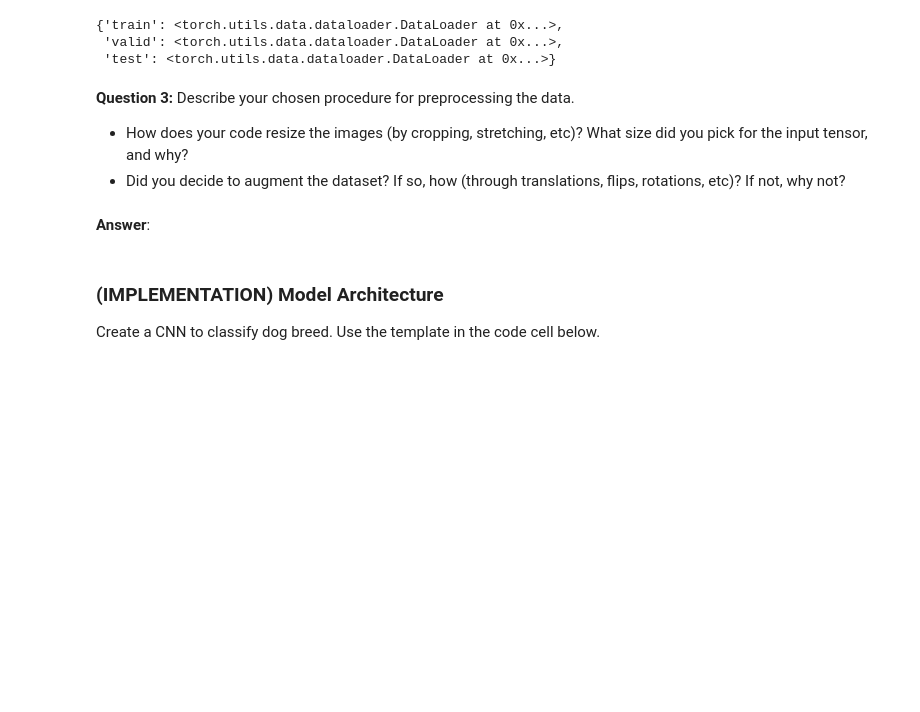
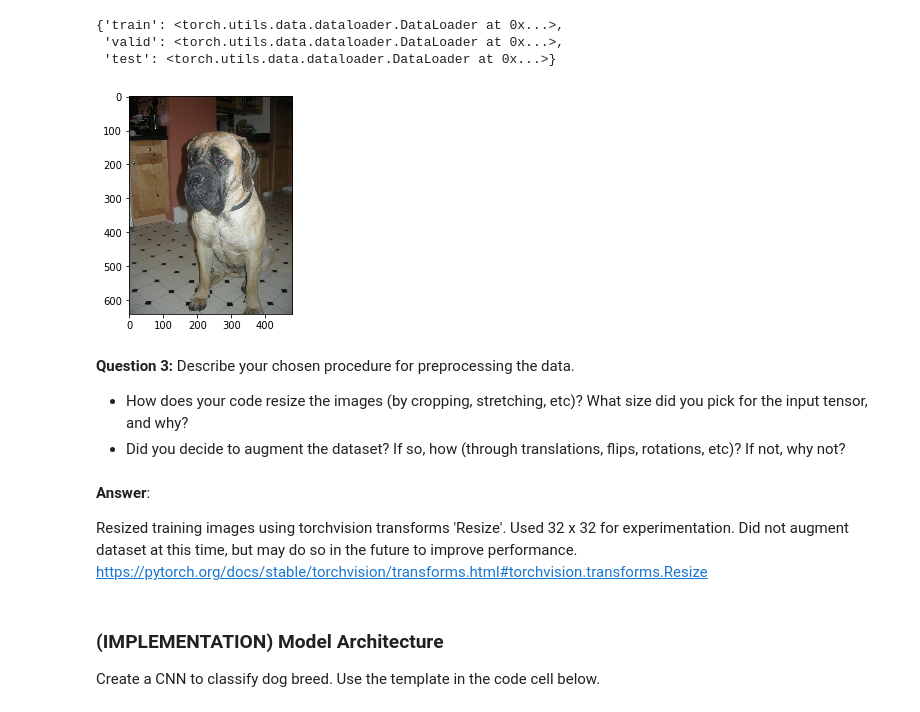
Before and after one commit to valmsmith39a/u-g-image-recognition-capstone, a Jupyter notebook: project_research.ipynb, the cells around one changed output. Saved outputs shown, nothing was run; the diff lists cells and outputs as text; code cells hidden in the pictures; blank space fills up the shorter version.

```diff
--- a/project_research.ipynb
+++ b/project_research.ipynb
@@ -449,12 +451,31 @@ load_data(data_dir, options)
 {'train': <torch.utils.data.dataloader.DataLoader at 0x...>,
  'valid': <torch.utils.data.dataloader.DataLoader at 0x...>,
  'test': <torch.utils.data.dataloader.DataLoader at 0x...>}
+# %%
+import cv2 # OpenCV
+import matplotlib.pyplot as plt
+%matplotlib inline
+
+# load color (BGR) image
+img = cv2.imread(dog_files[20])
+
+# convert BGR image to RGB for plotting
+cv_rgb = cv2.cvtColor(img, cv2.COLOR_BGR2RGB)
+
+# display the image, along with bounding box
+plt.imshow(cv_rgb)
+plt.show()
+# %% [output]
+[figure, added]
 # %% [markdown]
 **Question 3:** Describe your chosen procedure for preprocessing the data.
 - How does your code resize the images (by cropping, stretching, etc)?  What size did you pick for the input tensor, and why?
 - Did you decide to augment the dataset?  If so, how (through translations, flips, rotations, etc)?  If not, why not?
-# %% [markdown]
-**Answer**:
+# %% [markdown]
+**Answer**:
+
+Resized training images using torchvision transforms 'Resize'. Used 32 x 32 for experimentation. Did not augment dataset at this time, but may do so in the future to improve performance.
+https://pytorch.org/docs/stable/torchvision/transforms.html#torchvision.transforms.Resize
 # %% [markdown]
 ### (IMPLEMENTATION) Model Architecture
 
```
Also changed, not shown: parts of 12 cells of this notebook.
